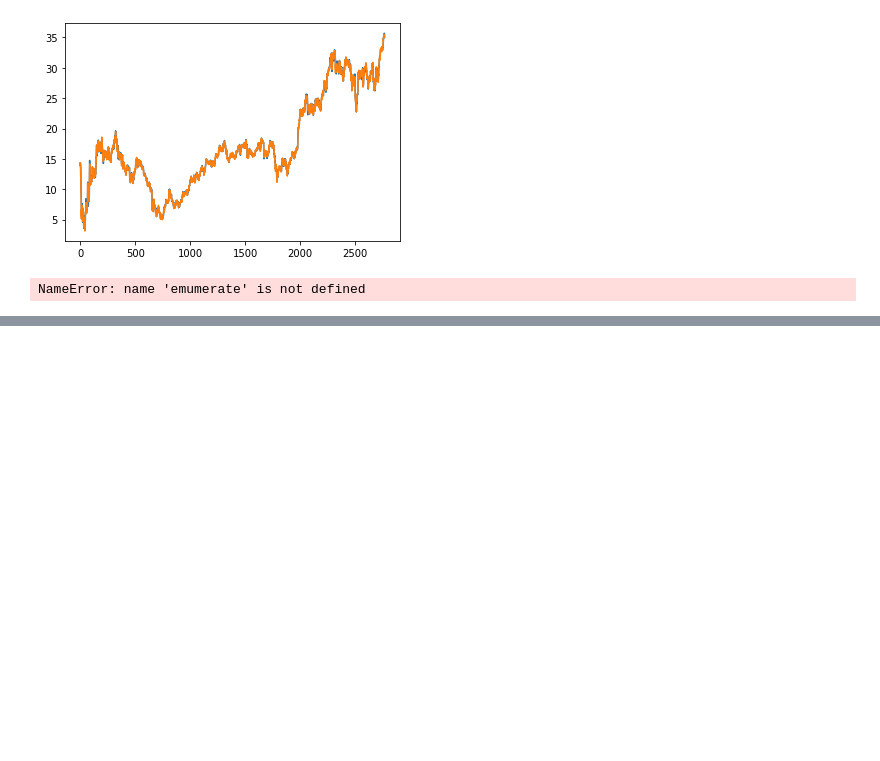
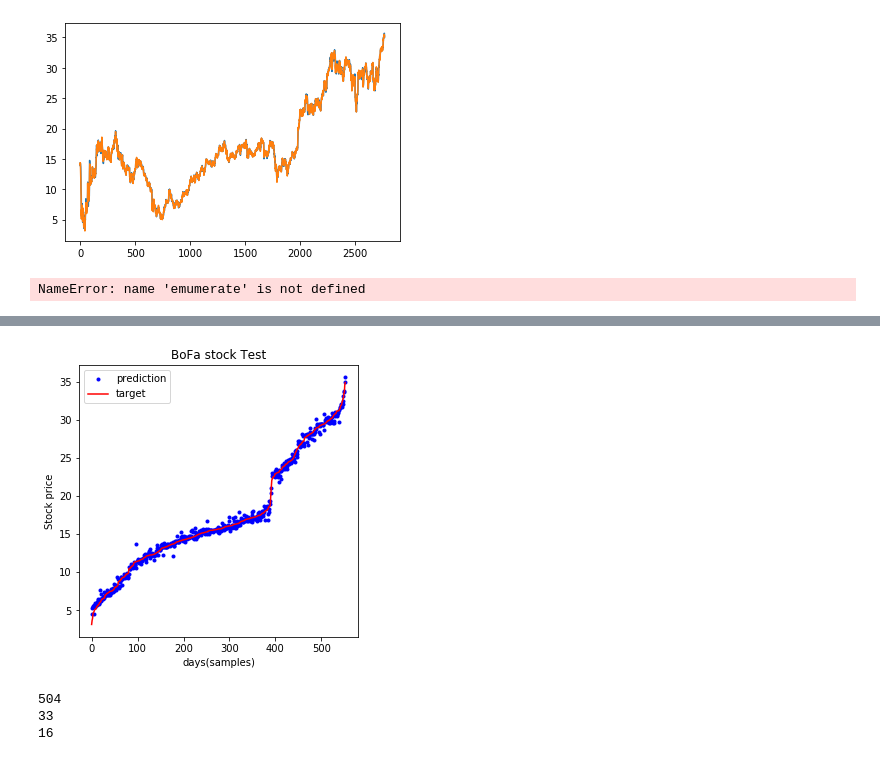
Before and after one commit to JerryCValentine/MachineLearning, a Jupyter notebook: BAC_Notebook.ipynb, the cells around one changed output, grey strips where cells are left out. Drawn from its saved outputs; the diff is of its cells as text; code cells hidden in the pictures; blank space fills up the shorter version.

```diff
--- a/BAC_Notebook.ipynb
+++ b/BAC_Notebook.ipynb
@@ -83,0 +313,54 @@ NameError: name 'emumerate' is not defined
+# %%
+def plot_result(Y, T, title=None):
+    """
+        Plots predicted and true labels.
+
+        Args:
+            Y (numpy.ndarray): Predicted labels
+
+            T (numpy.ndarray): True labels
+
+            title (str): Title for the plot
+    """
+    if len(T.shape) > 1:
+        T = T.squeeze()
+    # plot in sorted order
+    sorted_i = np.argsort(T)
+
+    plt.figure(figsize=[5,5])
+    plt.plot(Y[sorted_i], 'b.', label="prediction")
+    plt.plot(T[sorted_i], 'r-', label="target")
+    plt.legend()
+    plt.ylabel("Stock price")
+    plt.xlabel("days(samples)")
+#     plt.ylim([-1,4])
+    plt.title(title)
+
+    # accuracy
+#     print("Acc: {} %".format(100 * np.sum(Y==T)/T.shape[0]))
+# %%
+pred = model.predict(Xtest)
+plot_result(pred, Ttest, title="BoFa stock Test")
+# %% [output]
+[figure, added]
+# %%
+fivePercentOff = 0
+tenPercentOff = 0
+belowFivePercent = 0
+
+for i in range(len(pred)):
+    if(abs(pred[i] - Ttest[i]) > Ttest[i]*.1):
+        tenPercentOff  += 1
+    elif(abs(pred[i] - Ttest[i]) > Ttest[i]*.05):
+        fivePercentOff += 1
+    else:
+        belowFivePercent += 1
+
+
+print(belowFivePercent)
+print(fivePercentOff)
+print(tenPercentOff)
+# %% [output]
+504
+33
+16
```
Also changed, not shown: parts of 23 cells of this notebook, 1 other file.
